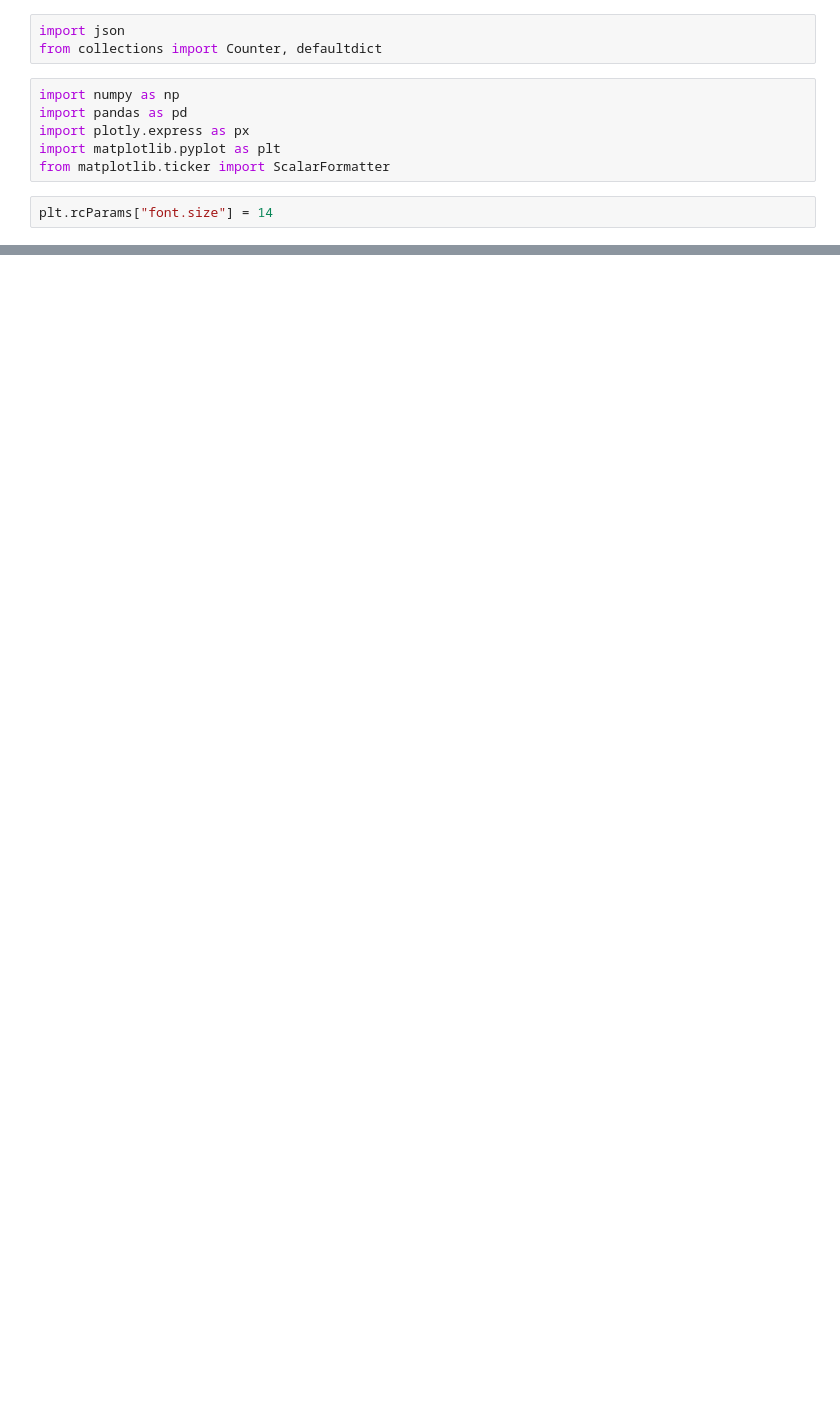
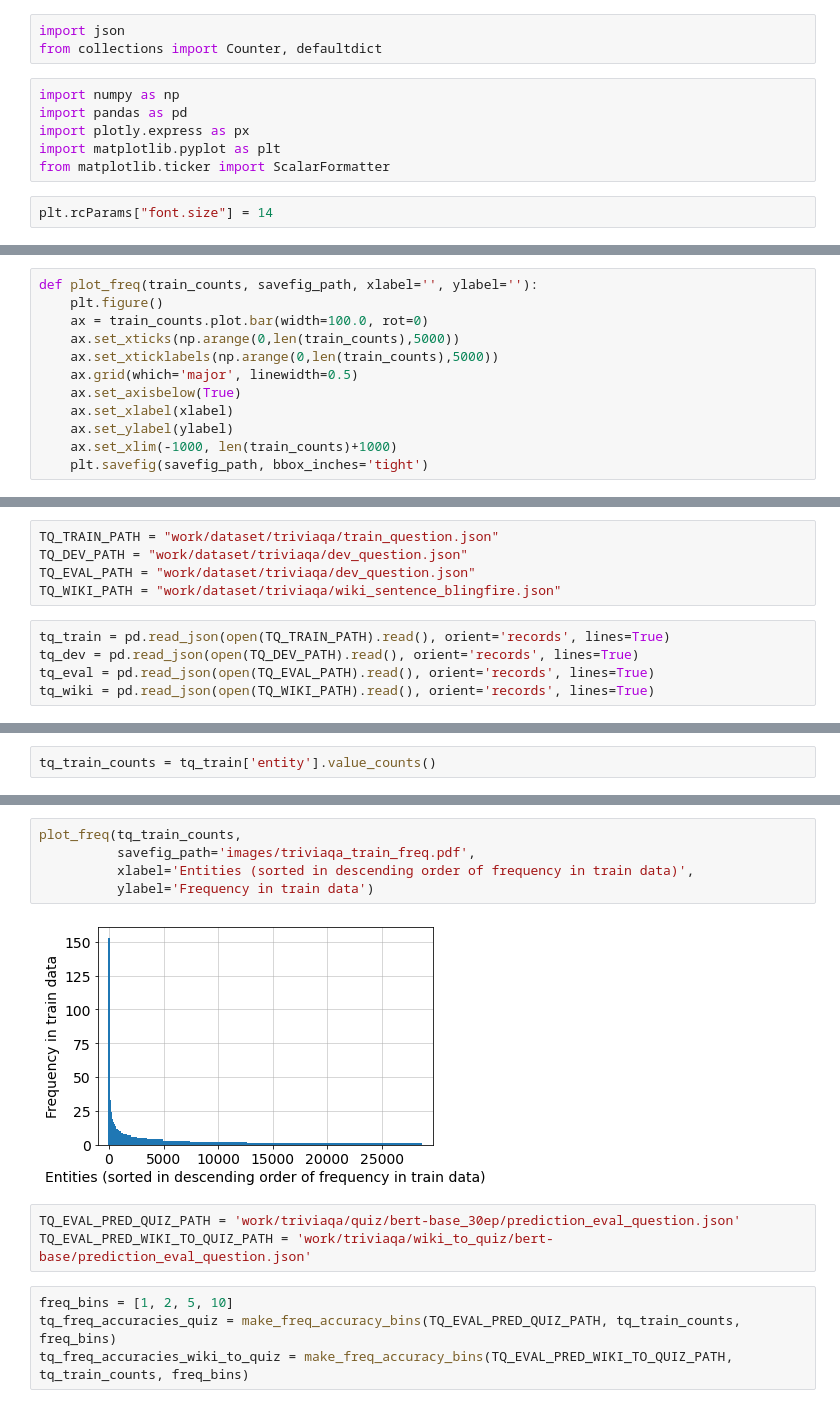
Before and after one commit to singletongue/closed-book-qa, a Jupyter notebook: analysis.ipynb, the cells around one changed output, grey strips where cells are left out. Saved outputs shown, nothing was run; the diff lists cells and outputs as text; blank space fills up the shorter version.

```diff
--- a/analysis.ipynb
+++ b/analysis.ipynb
@@ -187,0 +12,12 @@ plt.savefig('images/accuracy_sid.pdf', bbox_inches='tight')
+# %%
+def plot_freq(train_counts, savefig_path, xlabel='', ylabel=''):
+    plt.figure()
+    ax = train_counts.plot.bar(width=100.0, rot=0)
+    ax.set_xticks(np.arange(0,len(train_counts),5000))
+    ax.set_xticklabels(np.arange(0,len(train_counts),5000))
+    ax.grid(which='major', linewidth=0.5)
+    ax.set_axisbelow(True)
+    ax.set_xlabel(xlabel)
+    ax.set_ylabel(ylabel)
+    ax.set_xlim(-1000, len(train_counts)+1000)
+    plt.savefig(savefig_path, bbox_inches='tight')
@@ -187,0 +221,10 @@ plt.savefig('images/accuracy_sid.pdf', bbox_inches='tight')
+# %%
+TQ_TRAIN_PATH = "work/dataset/triviaqa/train_question.json"
+TQ_DEV_PATH = "work/dataset/triviaqa/dev_question.json"
+TQ_EVAL_PATH = "work/dataset/triviaqa/dev_question.json"
+TQ_WIKI_PATH = "work/dataset/triviaqa/wiki_sentence_blingfire.json"
+# %%
+tq_train = pd.read_json(open(TQ_TRAIN_PATH).read(), orient='records', lines=True)
+tq_dev = pd.read_json(open(TQ_DEV_PATH).read(), orient='records', lines=True)
+tq_eval = pd.read_json(open(TQ_EVAL_PATH).read(), orient='records', lines=True)
+tq_wiki = pd.read_json(open(TQ_WIKI_PATH).read(), orient='records', lines=True)
@@ -187,0 +240,2 @@ plt.savefig('images/accuracy_sid.pdf', bbox_inches='tight')
+# %%
+tq_train_counts = tq_train['entity'].value_counts()
@@ -187,0 +257,14 @@ plt.savefig('images/accuracy_sid.pdf', bbox_inches='tight')
+# %%
+plot_freq(tq_train_counts,
+          savefig_path='images/triviaqa_train_freq.pdf',
+          xlabel='Entities (sorted in descending order of frequency in train data)',
+          ylabel='Frequency in train data')
+# %% [output]
+[figure, added]
+# %%
+TQ_EVAL_PRED_QUIZ_PATH = 'work/triviaqa/quiz/bert-base_30ep/prediction_eval_question.json'
+TQ_EVAL_PRED_WIKI_TO_QUIZ_PATH = 'work/triviaqa/wiki_to_quiz/bert-base/prediction_eval_question.json'
+# %%
+freq_bins = [1, 2, 5, 10]
+tq_freq_accuracies_quiz = make_freq_accuracy_bins(TQ_EVAL_PRED_QUIZ_PATH, tq_train_counts, freq_bins)
+tq_freq_accuracies_wiki_to_quiz = make_freq_accuracy_bins(TQ_EVAL_PRED_WIKI_TO_QUIZ_PATH, tq_train_counts, freq_bins)
```
Also changed, not shown: parts of 59 cells of this notebook, 47 other files.
